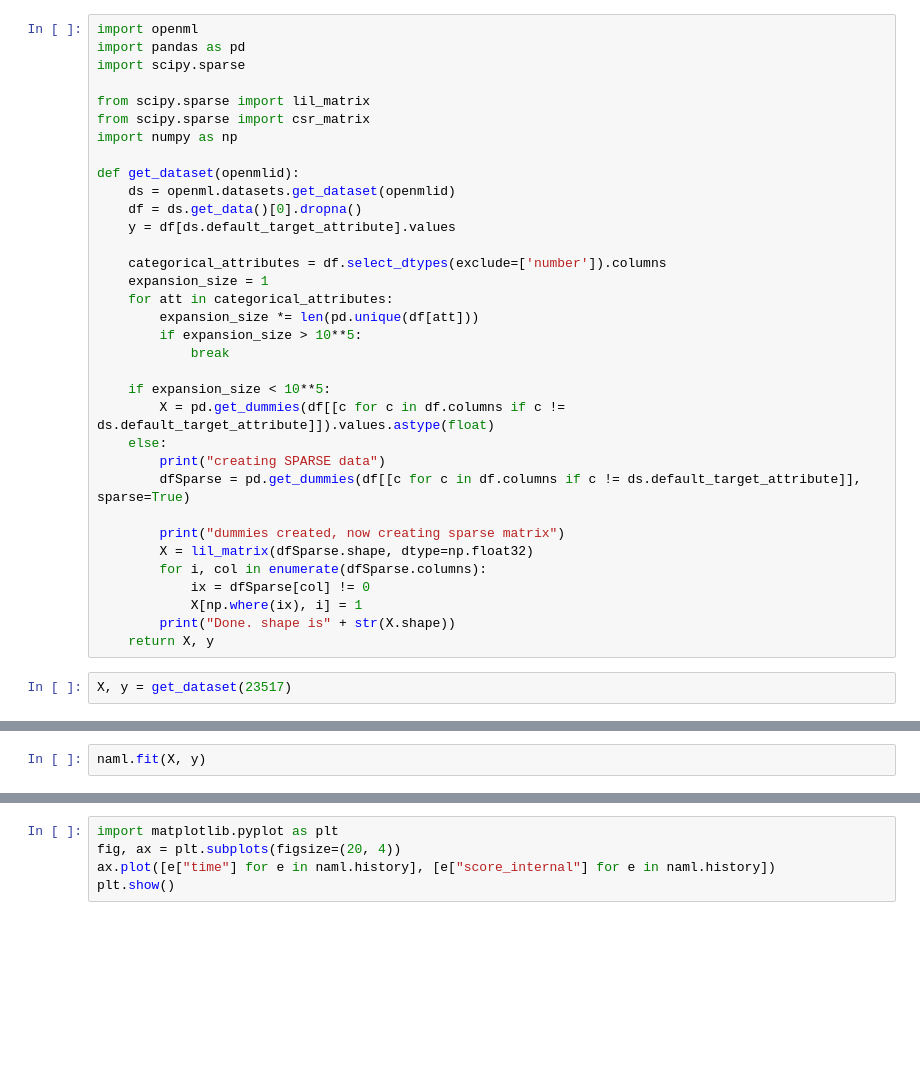
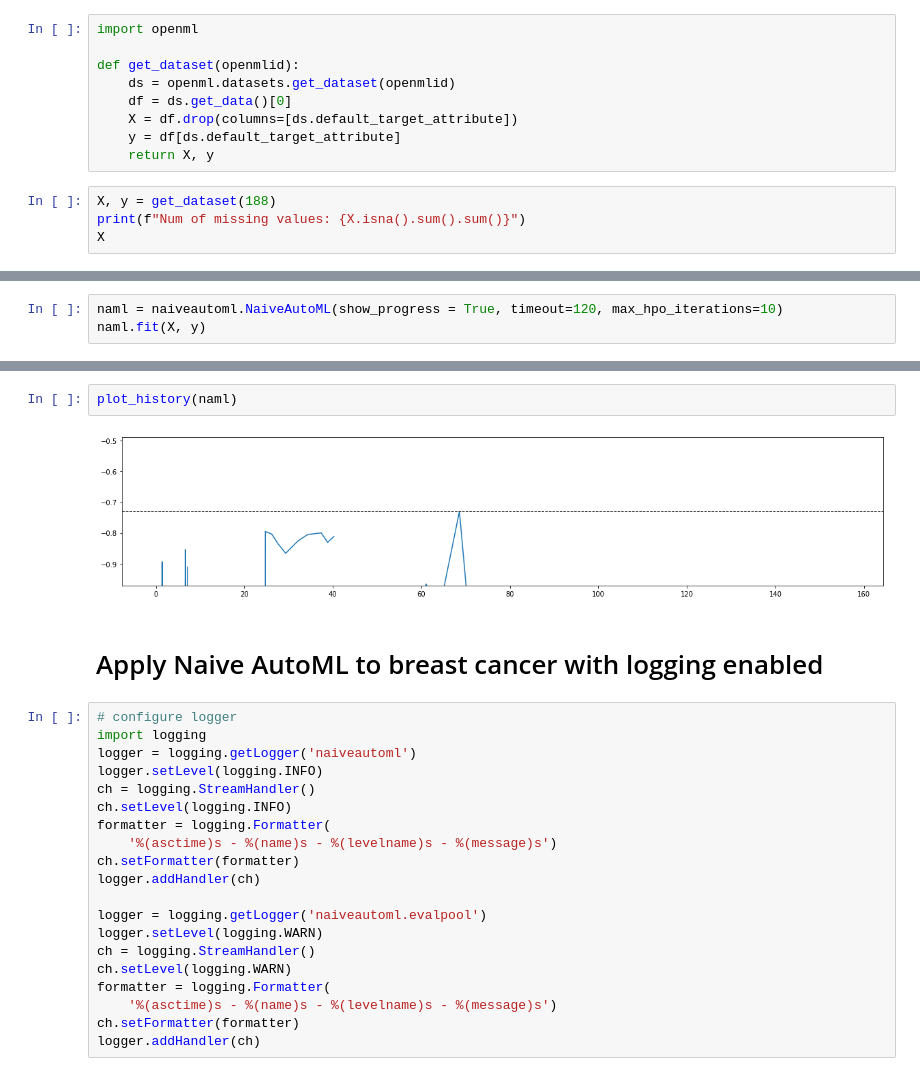
Before and after one commit to fmohr/naiveautoml, a Jupyter notebook: python/usage-example.ipynb, the cells around one changed output, grey strips where cells are left out. Drawn from its saved outputs; the diff is of its cells as text; blank space fills up the shorter version.

```diff
--- a/python/usage-example.ipynb
+++ b/python/usage-example.ipynb
@@ -69,36 +55,13 @@ X, y = sklearn.datasets.load_iris(return_X_y=True)
 # %%
 import openml
-import pandas as pd
-import scipy.sparse
-
-from scipy.sparse import lil_matrix
-from scipy.sparse import csr_matrix
-import numpy as np
 
 def get_dataset(openmlid):
     ds = openml.datasets.get_dataset(openmlid)
-    df = ds.get_data()[0].dropna()
-    y = df[ds.default_target_attribute].values
-
-    categorical_attributes = df.select_dtypes(exclude=['number']).columns
-    expansion_size = 1
-    for att in categorical_attributes:
-        expansion_size *= len(pd.unique(df[att]))
-        if expansion_size > 10**5:
-            break
-
-    if expansion_size < 10**5:
-        X = pd.get_dummies(df[[c for c in df.columns if c != ds.default_target_attribute]]).values.astype(float)
-    else:
-        print("creating SPARSE data")
-        dfSparse = pd.get_dummies(df[[c for c in df.columns if c != ds.default_target_attribute]], sparse=True)
-
-        print("dummies created, now creating sparse matrix")
-        X = lil_matrix(dfSparse.shape, dtype=np.float32)
-        for i, col in enumerate(dfSparse.columns):
-            ix = dfSparse[col] != 0
-            X[np.where(ix), i] = 1
-        print("Done. shape is" + str(X.shape))
+    df = ds.get_data()[0]
+    X = df.drop(columns=[ds.default_target_attribute])
+    y = df[ds.default_target_attribute]
     return X, y
 # %%
-X, y = get_dataset(23517)
+X, y = get_dataset(188)
+print(f"Num of missing values: {X.isna().sum().sum()}")
+X
@@ -105,4 +83,5 @@ X, y = get_dataset(23517)
 # %%
+naml = naiveautoml.NaiveAutoML(show_progress = True, timeout=120, max_hpo_iterations=10)
 naml.fit(X, y)
 # %% [output]
 Progress for algorithm selection:
@@ -179,5 +129,26 @@ TypeError: object of type 'NoneType' has no len()
 # %%
-import matplotlib.pyplot as plt
-fig, ax = plt.subplots(figsize=(20, 4))
-ax.plot([e["time"] for e in naml.history], [e["score_internal"] for e in naml.history])
-plt.show()
+plot_history(naml)
+# %% [output]
+[figure, added]
+# %% [markdown]
+# Apply Naive AutoML to breast cancer with logging enabled
+# %%
+# configure logger
+import logging
+logger = logging.getLogger('naiveautoml')
+logger.setLevel(logging.INFO)
+ch = logging.StreamHandler()
+ch.setLevel(logging.INFO)
+formatter = logging.Formatter(
+    '%(asctime)s - %(name)s - %(levelname)s - %(message)s')
+ch.setFormatter(formatter)
+logger.addHandler(ch)
+
+logger = logging.getLogger('naiveautoml.evalpool')
+logger.setLevel(logging.WARN)
+ch = logging.StreamHandler()
+ch.setLevel(logging.WARN)
+formatter = logging.Formatter(
+    '%(asctime)s - %(name)s - %(levelname)s - %(message)s')
+ch.setFormatter(formatter)
+logger.addHandler(ch)
```
Also changed, not shown: parts of 17 cells of this notebook, 3 other files.
